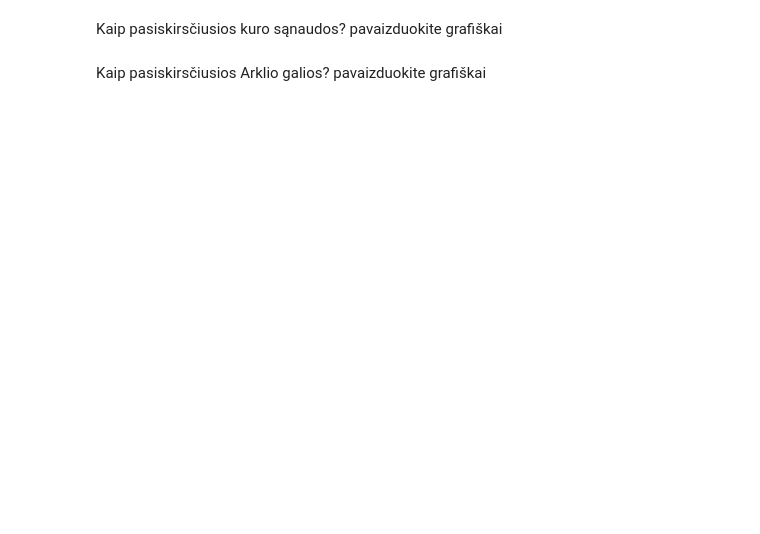
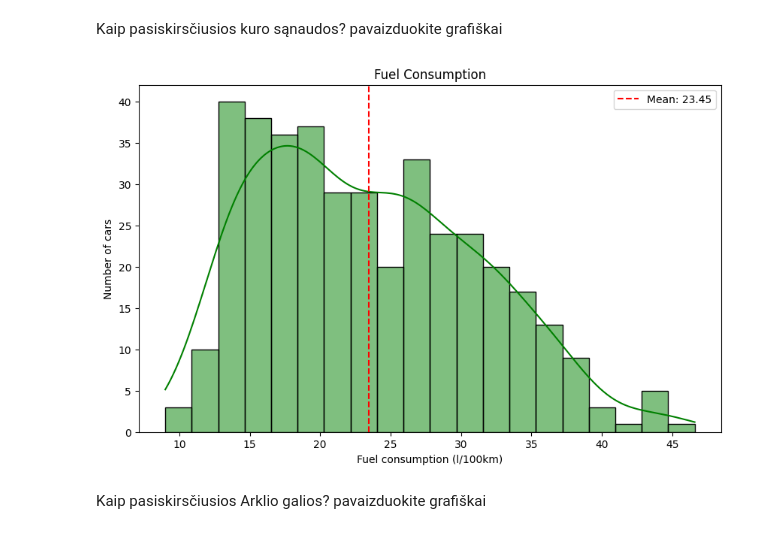
Before and after one commit to ItanasMin/Bit-Data-Analysis, a Jupyter notebook: statistics/labs/Statistics_Practice_automobiliai.ipynb, the cells around one changed output. Drawn from its saved outputs; the diff is of its cells as text; code cells hidden in the pictures; blank space fills up the shorter version.

Commit message:
started statistic practise lab 2

```diff
--- a/statistics/labs/Statistics_Practice_automobiliai.ipynb
+++ b/statistics/labs/Statistics_Practice_automobiliai.ipynb
@@ -6,3 +6,6 @@ import seaborn as sns
 from scipy import stats
 # %% [markdown]
 Įsikelkite duomenis
+# %%
+df = pd.read_csv(r"C:\Users\Itanas\Desktop\Bit-Data-Analysis\statistics\data/automobiliai.csv")
+df.head()
@@ -11,4 +33,17 @@ Apskaičiuokite pagrindinę aprašomąją statistiką
 # %% [markdown]
 Kaip pasiskirsčiusios kuro sąnaudos? pavaizduokite grafiškai
+# %%
+plt.figure(figsize=(10, 6))
+ax = sns.histplot(df["kuro_sanaudos"], kde=True, color="green", bins=20)
+mean_val = df["kuro_sanaudos"].mean()
+plt.axvline(mean_val, color='red', linestyle='--', label=f'Mean: {mean_val:.2f}')
+
+plt.title('Fuel Consumption')
+plt.xlabel('Fuel consumption (l/100km)')
+plt.ylabel('Number of cars')
+plt.legend()
+plt.show()
+# %% [output]
+[figure, added]
 # %% [markdown]
 Kaip pasiskirsčiusios Arklio galios? pavaizduokite grafiškai
```
Also changed, not shown: parts of 5 cells of this notebook.
